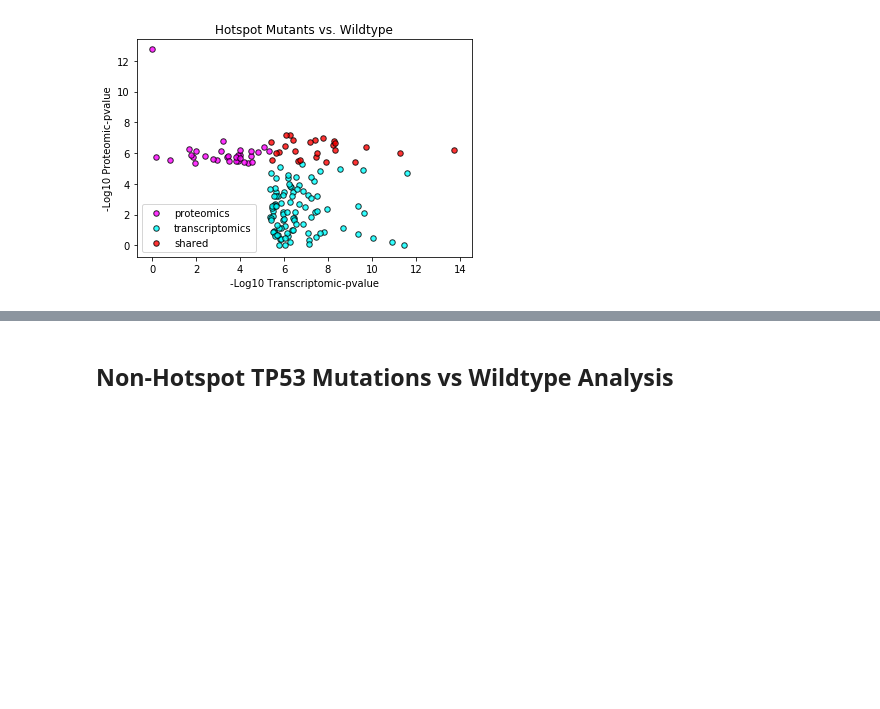
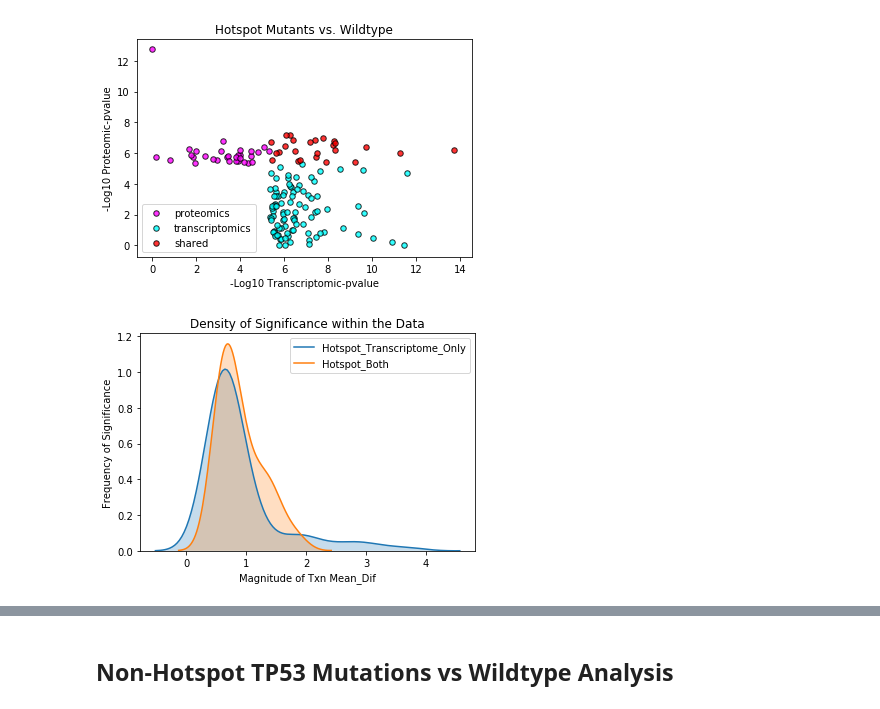
Before and after one commit to PayneLab/UCEC-clinical-stat-analysis, a Jupyter notebook: Protein_Notebooks/TP53/Transcriptome_Analysis/TP53_Transcriptome_Vs_Proteome_Unique_Analysis.ipynb, the cells around one changed output, grey strips where cells are left out. Cells and saved outputs as stored; diff of their text form; code cells hidden in the pictures; blank space fills up the shorter version.

```diff
--- a/Protein_Notebooks/TP53/Transcriptome_Analysis/TP53_Transcriptome_Vs_Proteome_Unique_Analysis.ipynb
+++ b/Protein_Notebooks/TP53/Transcriptome_Analysis/TP53_Transcriptome_Vs_Proteome_Unique_Analysis.ipynb
@@ -303,3 +348,7 @@ plt.show()
 # %% [output]
 [figure]
 [figure]
+# %%
+get_plot_density('Hotspot', 'Mean_Dif', all_data)
+# %% [output]
+[figure, added]
```
Also changed, not shown: parts of 11 cells of this notebook.
